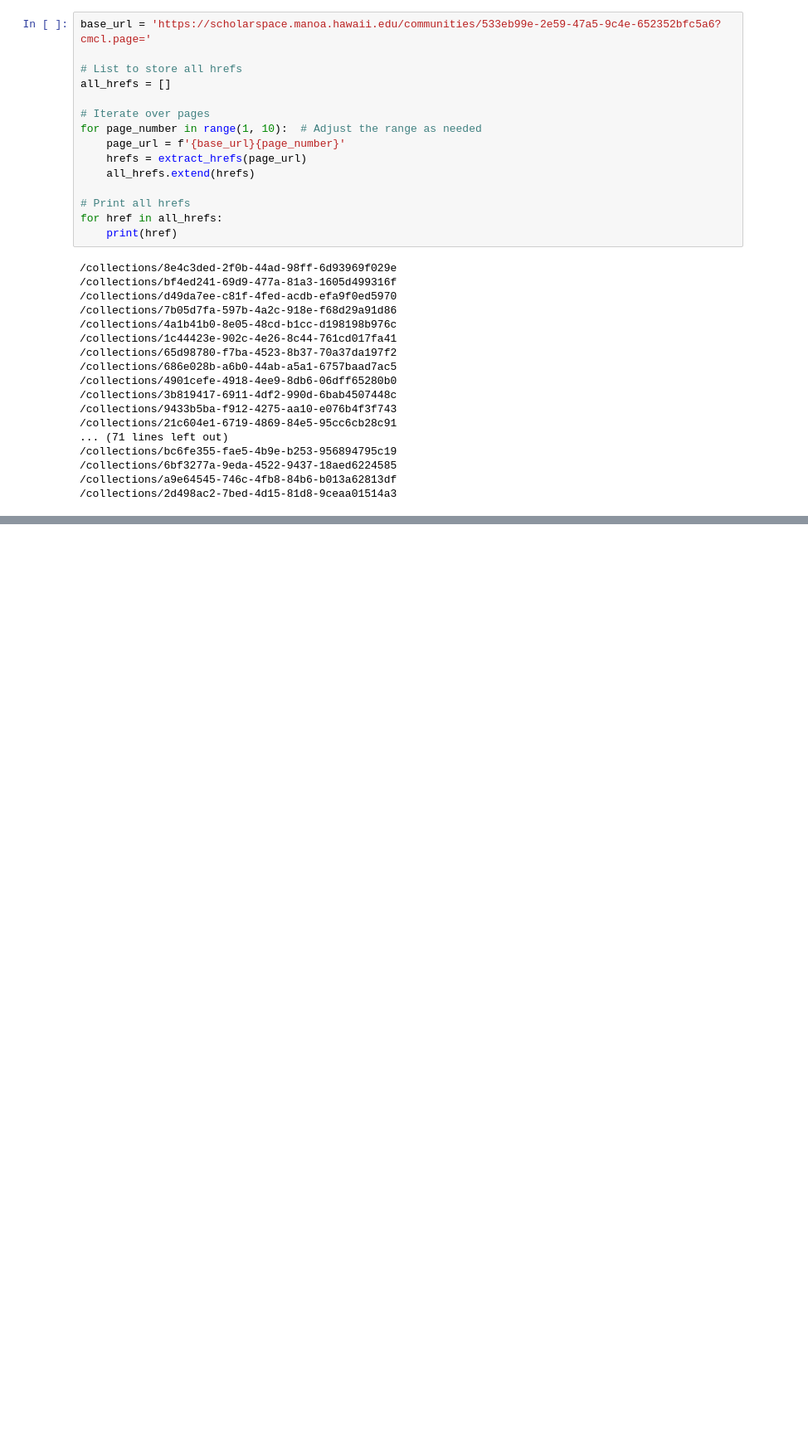
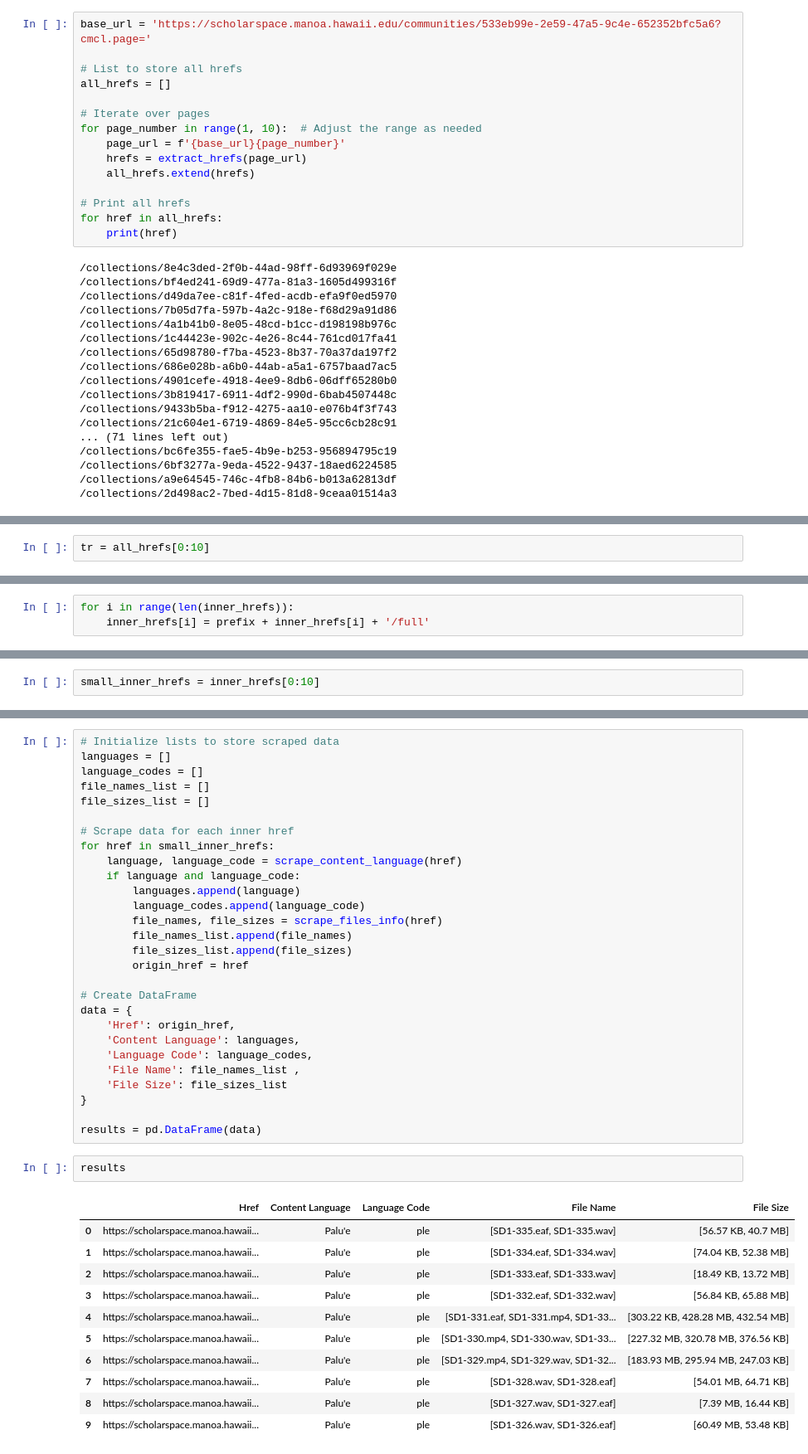
Before and after one commit to giuliaok/EQUATE, a Jupyter notebook: kaipuleohone.ipynb, the cells around one changed output, grey strips where cells are left out. Shown at 83% size. Cells and saved outputs as stored; diff of their text form; blank space fills up the shorter version.

```diff
--- a/kaipuleohone.ipynb
+++ b/kaipuleohone.ipynb
@@ -75,0 +78,2 @@ from every item in there get the big item, were there are languages and sizes
+# %%
+tr = all_hrefs[0:10]
@@ -75,0 +145,3 @@ from every item in there get the big item, were there are languages and sizes
+# %%
+for i in range(len(inner_hrefs)):
+    inner_hrefs[i] = prefix + inner_hrefs[i] + '/full'
@@ -75,0 +168,2 @@ from every item in there get the big item, were there are languages and sizes
+# %%
+small_inner_hrefs = inner_hrefs[0:10]
@@ -75,0 +198,42 @@ from every item in there get the big item, were there are languages and sizes
+# %%
+# Initialize lists to store scraped data
+languages = []
+language_codes = []
+file_names_list = []
+file_sizes_list = []
+
+# Scrape data for each inner href
+for href in small_inner_hrefs:
+    language, language_code = scrape_content_language(href)
+    if language and language_code:
+        languages.append(language)
+        language_codes.append(language_code)
+        file_names, file_sizes = scrape_files_info(href)
+        file_names_list.append(file_names)
+        file_sizes_list.append(file_sizes)
+        origin_href = href
+
+# Create DataFrame
+data = {
+    'Href': origin_href,
+    'Content Language': languages,
+    'Language Code': language_codes,
+    'File Name': file_names_list ,
+    'File Size': file_sizes_list
+}
+
+results = pd.DataFrame(data)
+# %%
+results
+# %% [output]
+|  | Href | Content Language | Language Code | File Name | File Size |
+| 0 | https://scholarspace.manoa.hawaii... | Palu'e | ple | [SD1-335.eaf, SD1-335.wav] | [56.57 KB, 40.7 MB] |
+| 1 | https://scholarspace.manoa.hawaii... | Palu'e | ple | [SD1-334.eaf, SD1-334.wav] | [74.04 KB, 52.38 MB] |
+| 2 | https://scholarspace.manoa.hawaii... | Palu'e | ple | [SD1-333.eaf, SD1-333.wav] | [18.49 KB, 13.72 MB] |
+| 3 | https://scholarspace.manoa.hawaii... | Palu'e | ple | [SD1-332.eaf, SD1-332.wav] | [56.84 KB, 65.88 MB] |
+| 4 | https://scholarspace.manoa.hawaii... | Palu'e | ple | [SD1-331.eaf, SD1-331.mp4, SD1-33... | [303.22 KB, 428.28 MB, 432.54 MB] |
+| 5 | https://scholarspace.manoa.hawaii... | Palu'e | ple | [SD1-330.mp4, SD1-330.wav, SD1-33... | [227.32 MB, 320.78 MB, 376.56 KB] |
+| 6 | https://scholarspace.manoa.hawaii... | Palu'e | ple | [SD1-329.mp4, SD1-329.wav, SD1-32... | [183.93 MB, 295.94 MB, 247.03 KB] |
+| 7 | https://scholarspace.manoa.hawaii... | Palu'e | ple | [SD1-328.wav, SD1-328.eaf] | [54.01 MB, 64.71 KB] |
+| 8 | https://scholarspace.manoa.hawaii... | Palu'e | ple | [SD1-327.wav, SD1-327.eaf] | [7.39 MB, 16.44 KB] |
+| 9 | https://scholarspace.manoa.hawaii... | Palu'e | ple | [SD1-326.wav, SD1-326.eaf] | [60.49 MB, 53.48 KB] |
```
Also changed, not shown: parts of 11 cells of this notebook.
